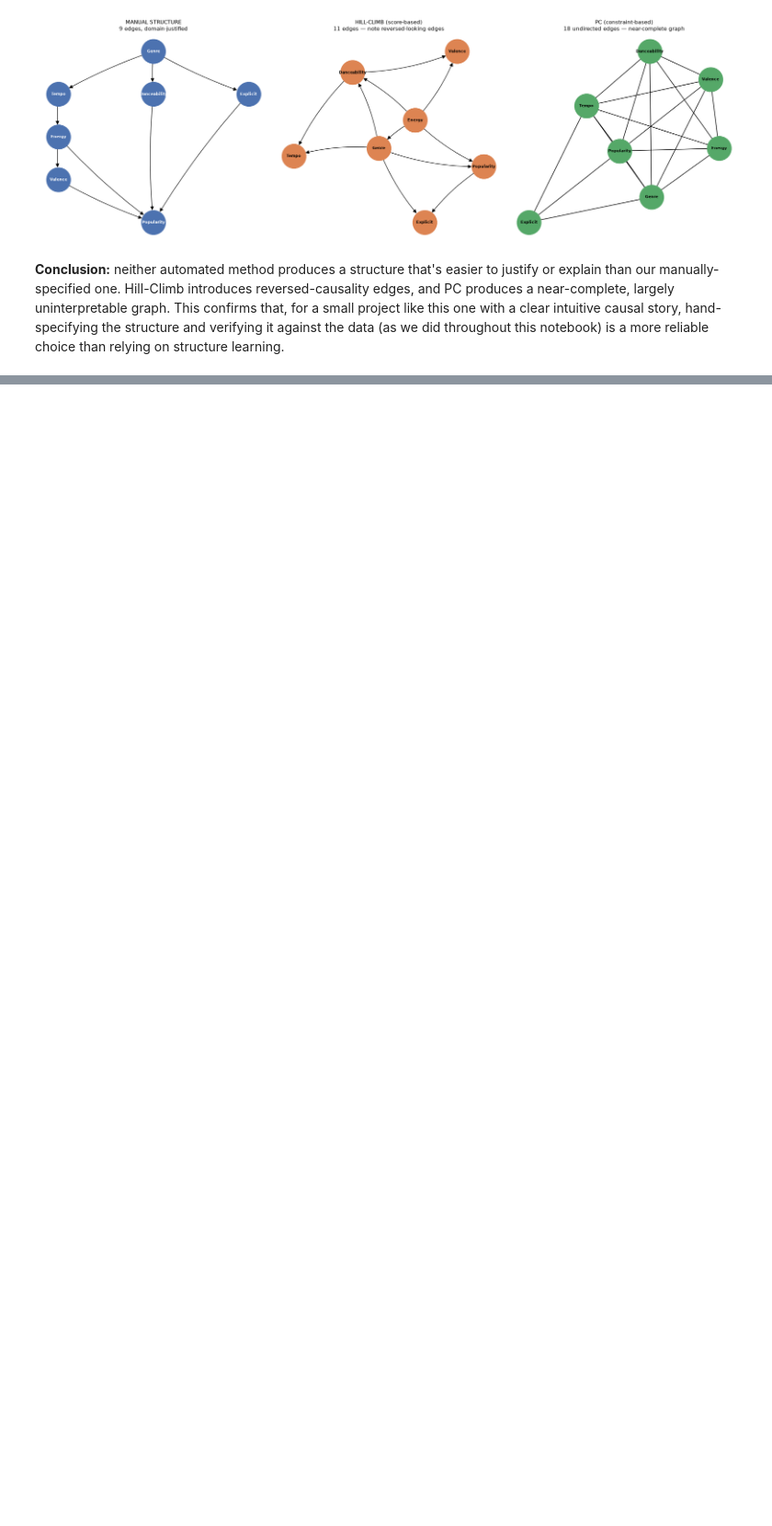
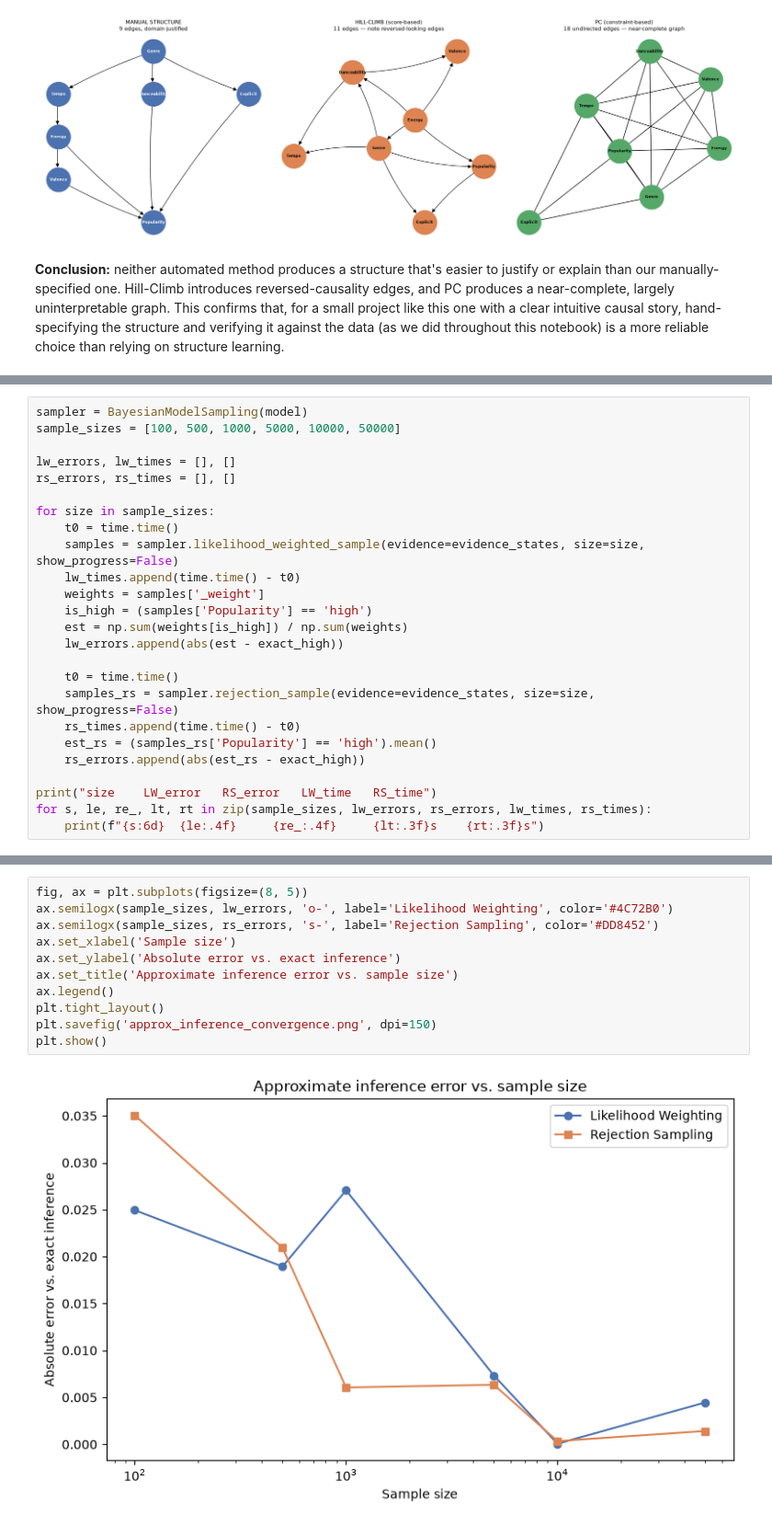
Before and after one commit to MattiaSemproli/Spotify-Bayesian-Network, a Jupyter notebook: spotify_bayesian_network.ipynb, the cells around one changed output, grey strips where cells are left out. Shown at 92% size. Cells and saved outputs as stored; diff of their text form; blank space fills up the shorter version.

```diff
--- a/spotify_bayesian_network.ipynb
+++ b/spotify_bayesian_network.ipynb
@@ -684,0 +698,25 @@ than relying on structure learning.
+# %%
+sampler = BayesianModelSampling(model)
+sample_sizes = [100, 500, 1000, 5000, 10000, 50000]
+
+lw_errors, lw_times = [], []
+rs_errors, rs_times = [], []
+
+for size in sample_sizes:
+    t0 = time.time()
+    samples = sampler.likelihood_weighted_sample(evidence=evidence_states, size=size, show_progress=False)
+    lw_times.append(time.time() - t0)
+    weights = samples['_weight']
+    is_high = (samples['Popularity'] == 'high')
+    est = np.sum(weights[is_high]) / np.sum(weights)
+    lw_errors.append(abs(est - exact_high))
+
+    t0 = time.time()
+    samples_rs = sampler.rejection_sample(evidence=evidence_states, size=size, show_progress=False)
+    rs_times.append(time.time() - t0)
+    est_rs = (samples_rs['Popularity'] == 'high').mean()
+    rs_errors.append(abs(est_rs - exact_high))
+
+print("size    LW_error   RS_error   LW_time   RS_time")
+for s, le, re_, lt, rt in zip(sample_sizes, lw_errors, rs_errors, lw_times, rs_times):
+    print(f"{s:6d}  {le:.4f}     {re_:.4f}     {lt:.3f}s    {rt:.3f}s")
@@ -684,0 +731,13 @@ than relying on structure learning.
+# %%
+fig, ax = plt.subplots(figsize=(8, 5))
+ax.semilogx(sample_sizes, lw_errors, 'o-', label='Likelihood Weighting', color='#4C72B0')
+ax.semilogx(sample_sizes, rs_errors, 's-', label='Rejection Sampling', color='#DD8452')
+ax.set_xlabel('Sample size')
+ax.set_ylabel('Absolute error vs. exact inference')
+ax.set_title('Approximate inference error vs. sample size')
+ax.legend()
+plt.tight_layout()
+plt.savefig('approx_inference_convergence.png', dpi=150)
+plt.show()
+# %% [output]
+[figure, added]
```
Also changed, not shown: parts of 11 cells of this notebook, 1 other file.
